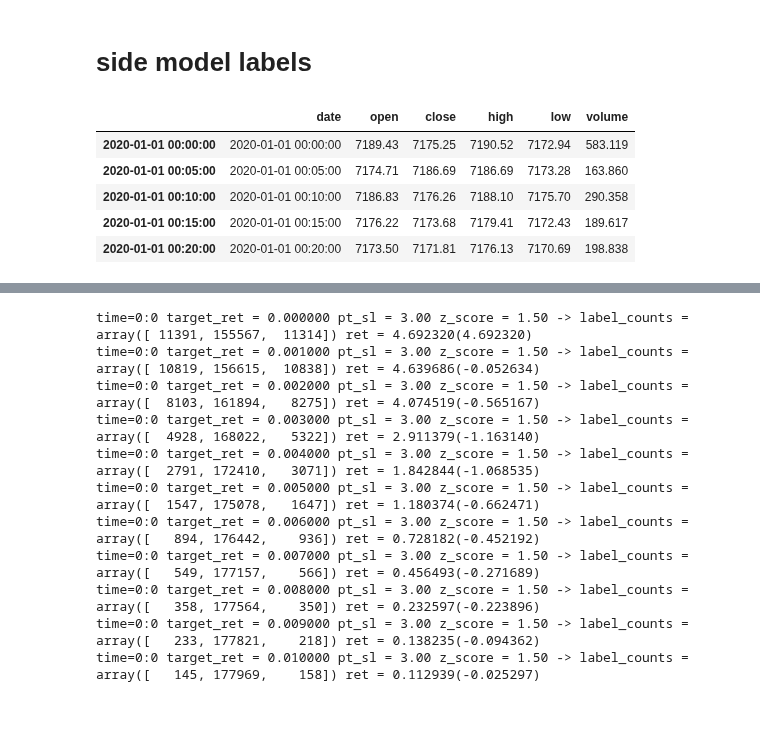
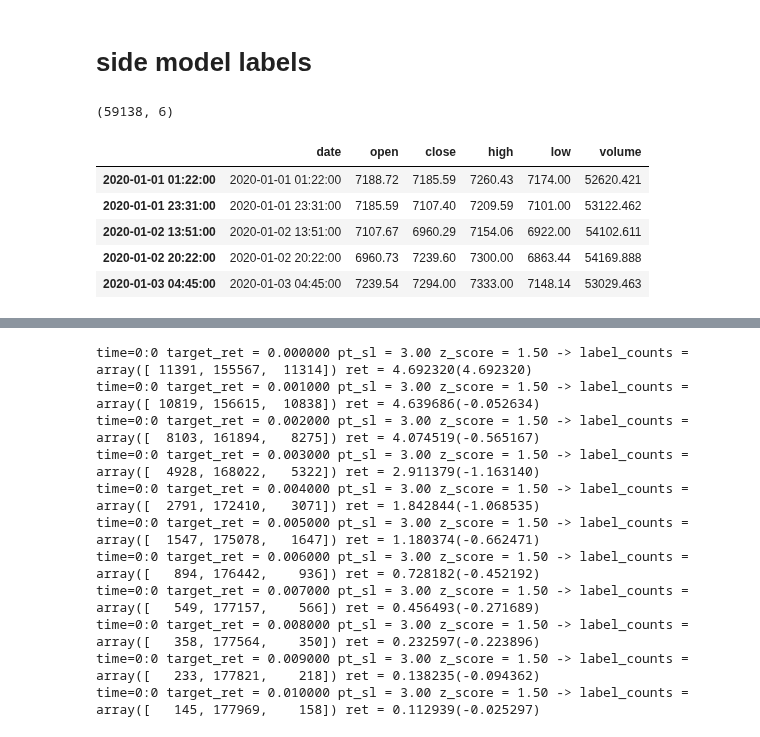
Before and after one commit to ArtiPyHeart/jesse-trade, a Jupyter notebook: label_grid.ipynb, the cells around one changed output, grey strips where cells are left out. Drawn from its saved outputs; the diff is of its cells as text; code cells hidden in the pictures.

```diff
--- a/label_grid.ipynb
+++ b/label_grid.ipynb
@@ -1,32 +1,23 @@
 # %% [markdown]
 # side model labels
-# %%
-from jesse import helpers, research, utils
-
-from offline.labeling.labeling import (
-    TripleBarrierLabeler,
-    expand_labels,
-    return_of_label,
-)
-
-_, trading_mid = research.get_candles(
-    "Binance Perpetual Futures",
-    "BTC-USDT",
-    "5m",
-    helpers.date_to_timestamp("2020-01-01"),
-    helpers.date_to_timestamp("2025-01-31"),
-    warmup_candles_num=0,
-    caching=False,
-    is_for_jesse=False,
-)
-
-candle_df = utils.numpy_candles_to_dataframe(trading_mid)
-candle_df.head()
-# %% [output]
-|  | date | open | close | high | low | volume |
-| 2020-01-01 00:00:00 | 2020-01-01 00:00:00 | 7189.43 | 7175.25 | 7190.52 | 7172.94 | 583.119 |
-| 2020-01-01 00:05:00 | 2020-01-01 00:05:00 | 7174.71 | 7186.69 | 7186.69 | 7173.28 | 163.860 |
-| 2020-01-01 00:10:00 | 2020-01-01 00:10:00 | 7186.83 | 7176.26 | 7188.10 | 7175.70 | 290.358 |
-| 2020-01-01 00:15:00 | 2020-01-01 00:15:00 | 7176.22 | 7173.68 | 7179.41 | 7172.43 | 189.617 |
-| 2020-01-01 00:20:00 | 2020-01-01 00:20:00 | 7173.50 | 7171.81 | 7176.13 | 7170.69 | 198.838 |
+# %%
+import numpy as np
+from jesse import helpers, research, utils
+from custom_indicators.config import DOLLAR_BAR_THRESHOLD_45M
+from custom_indicators.toolbox.dollar_bar import build_dollar_bar
+
+trading_mid = np.load("data/btc_1m.npy")
+trading_mid = build_dollar_bar(trading_mid, DOLLAR_BAR_THRESHOLD_45M)
+print(trading_mid.shape)
+
+candle_df = utils.numpy_candles_to_dataframe(trading_mid)
+candle_df.head()
+# %% [output]
+(59138, 6)
+|  | date | open | close | high | low | volume |
+| 2020-01-01 01:22:00 | 2020-01-01 01:22:00 | 7188.72 | 7185.59 | 7260.43 | 7174.00 | 52620.421 |
+| 2020-01-01 23:31:00 | 2020-01-01 23:31:00 | 7185.59 | 7107.40 | 7209.59 | 7101.00 | 53122.462 |
+| 2020-01-02 13:51:00 | 2020-01-02 13:51:00 | 7107.67 | 6960.29 | 7154.06 | 6922.00 | 54102.611 |
+| 2020-01-02 20:22:00 | 2020-01-02 20:22:00 | 6960.73 | 7239.60 | 7300.00 | 6863.44 | 54169.888 |
+| 2020-01-03 04:45:00 | 2020-01-03 04:45:00 | 7239.54 | 7294.00 | 7333.00 | 7148.14 | 53029.463 |
 # %%
```
Also changed, not shown: parts of 3 cells of this notebook, 22 other files.
